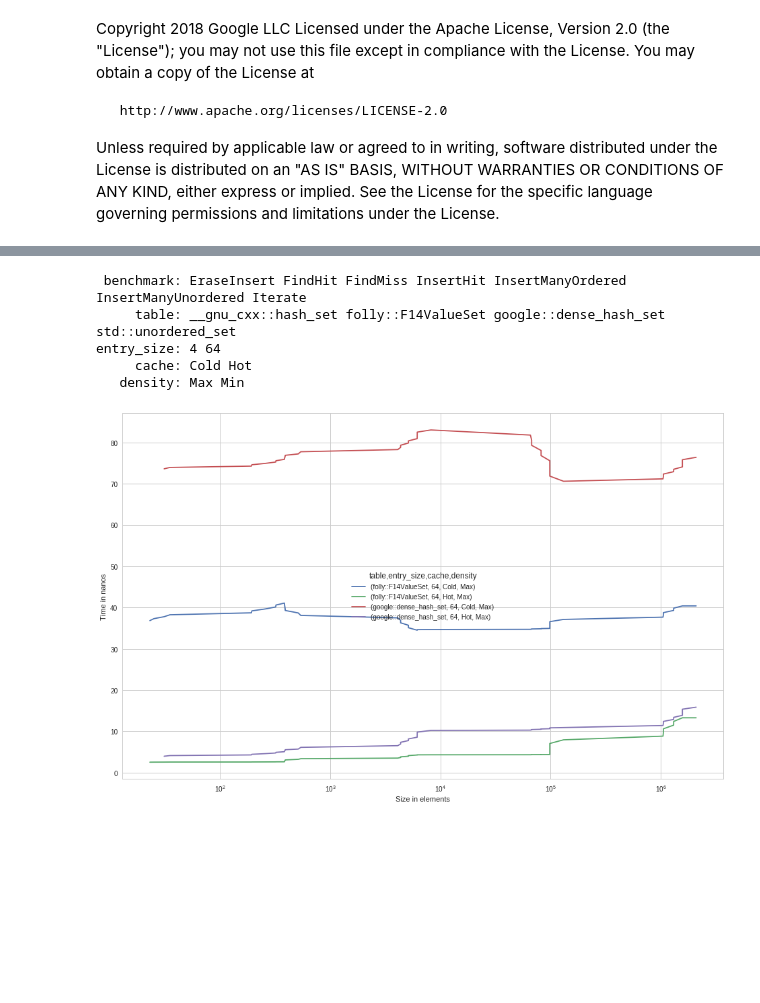
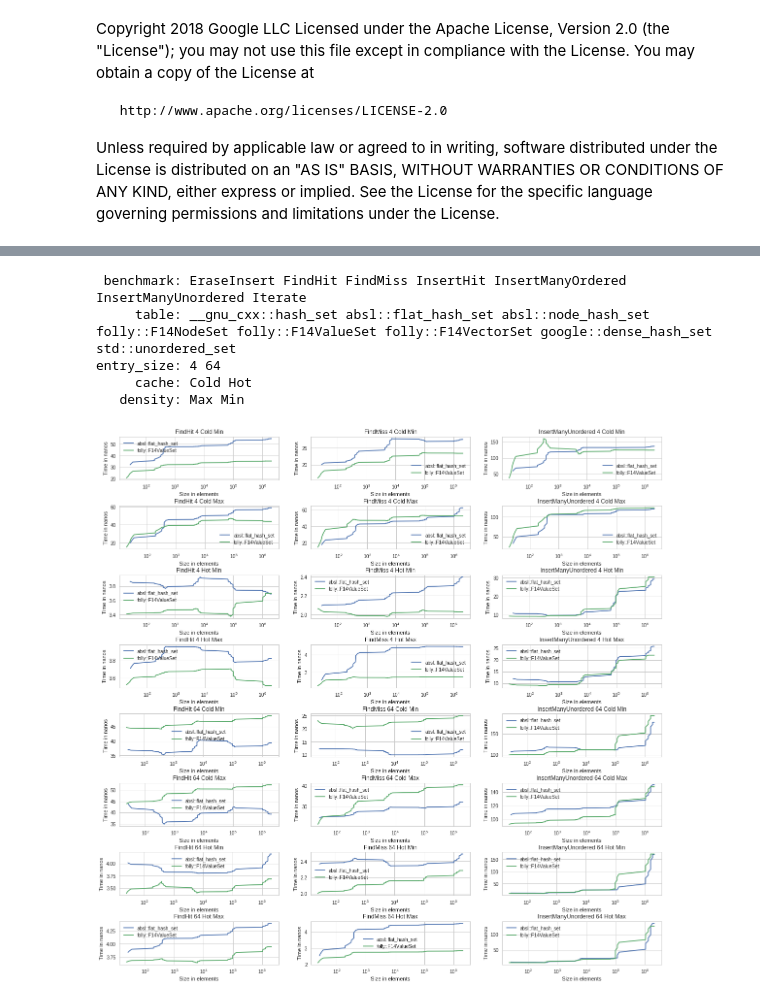
Before and after one commit to google/hashtable-benchmarks, a Jupyter notebook: hashtable_benchmarks.ipynb, the cells around one changed output, grey strips where cells are left out. Saved outputs shown, nothing was run; the diff lists cells and outputs as text; code cells hidden in the pictures; blank space fills up the shorter version.

Commit message:
Improve graphs to be a bit more data dense

```diff
--- a/hashtable_benchmarks.ipynb
+++ b/hashtable_benchmarks.ipynb
@@ -95,24 +95,38 @@ Saving benchmark-results.json to benchmark-results.json
 # %%
-benchmarks_json = json.loads(uploaded['benchmark-results.json'])
+
+benchmarks_json = json.loads(next(iter(uploaded.values())))
 data = FrameParsedBenchmark(ParseJsonBenchmark(benchmarks_json['benchmarks']))
 for l in data.axes[1].levels:
   print("%10s: %s" % (l.name, " ".join(l)))
 # %% [output]
  benchmark: EraseInsert FindHit FindMiss InsertHit InsertManyOrdered InsertManyUnordered Iterate
-     table: __gnu_cxx::hash_set folly::F14ValueSet google::dense_hash_set std::unordered_set
+     table: __gnu_cxx::hash_set absl::flat_hash_set absl::node_hash_set folly::F14NodeSet folly::F14ValueSet folly::F14VectorSet google::dense_hash_set std::unordered_set
 entry_size: 4 64
      cache: Cold Hot
    density: Max Min
-# %%
-t = ['google::dense_hash_set', 'folly::F14ValueSet']
-b = 'Iterate'
-s = '64'
-w = ['Cold', 'Hot']
-o = 'Max'
-
-p = data[b].loc['time_ns'].loc(axis='columns')[t, s, w, o].interpolate().plot(logx=True, legend=True, figsize=(16,10))
-p.set_xlabel("Size in elements")
-p.set_ylabel("Time in nanos")
-pass
-# %% [output]
-[figure, removed]
+# %%
+t = ['absl::flat_hash_set', 'folly::F14ValueSet']
+b = 'FindHit'
+s = '4'
+w = 'Cold'
+o = 'Min'
+
+fig, axes = plt.subplots(nrows=8, ncols=3, figsize=(20,20))
+ax_it = iter(axes.flatten())
+
+for s in ['4', '64']:
+  for w in ['Cold', 'Hot']:
+    for o in ['Min', 'Max']:
+      for b in ['FindHit', 'FindMiss', 'InsertManyUnordered']:
+        p = data[b].loc['time_ns'].loc(axis='columns')[t, s, w, o].interpolate().plot(ax=next(ax_it), logx=True, legend=True)
+
+        # If t is not in the same order as the underlying data frame, the legend
+        # will be incorrectly labelled.  Double check by removing this line
+        # and you will get the longer full name for the axis.
+        p.legend(t)
+        p.set_title("%s %s %s %s" % (b, s, w, o))
+        p.set_xlabel("Size in elements")
+        p.set_ylabel("Time in nanos")
+plt.subplots_adjust(hspace=0.6)
+# %% [output]
+[figure, added]
```
Also changed, not shown: parts of 1 cell of this notebook.
